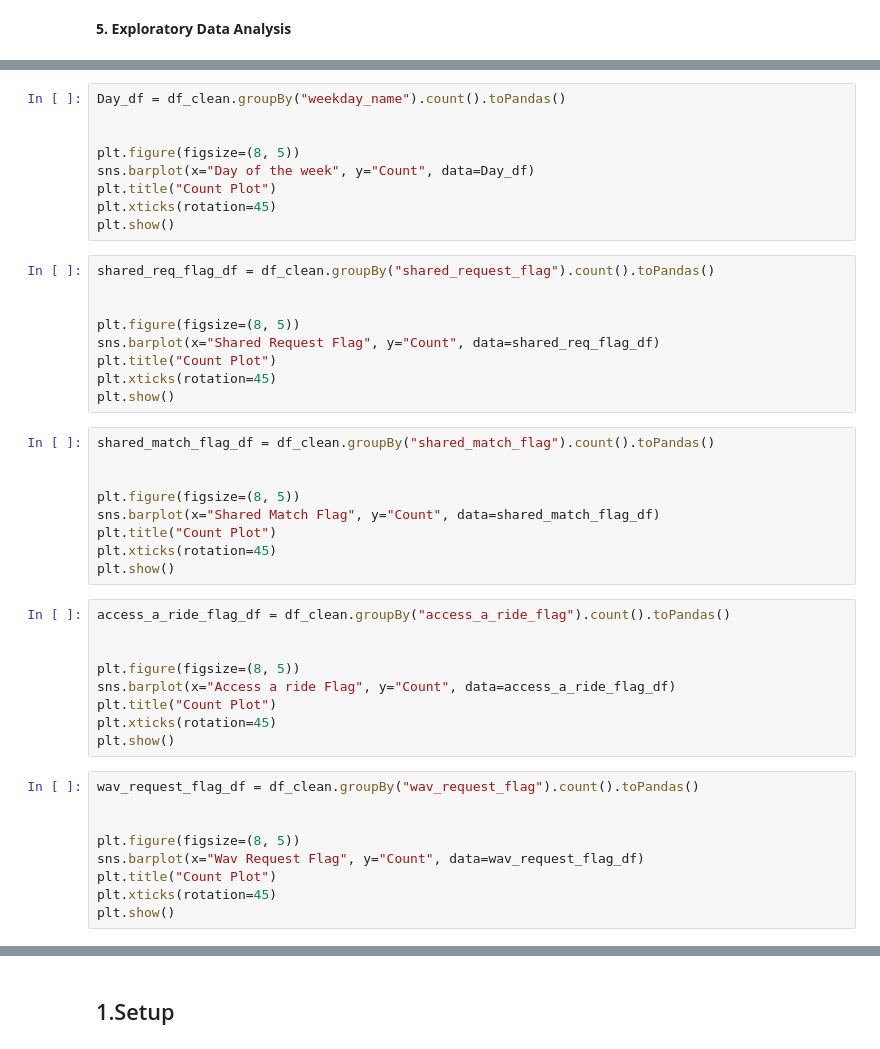
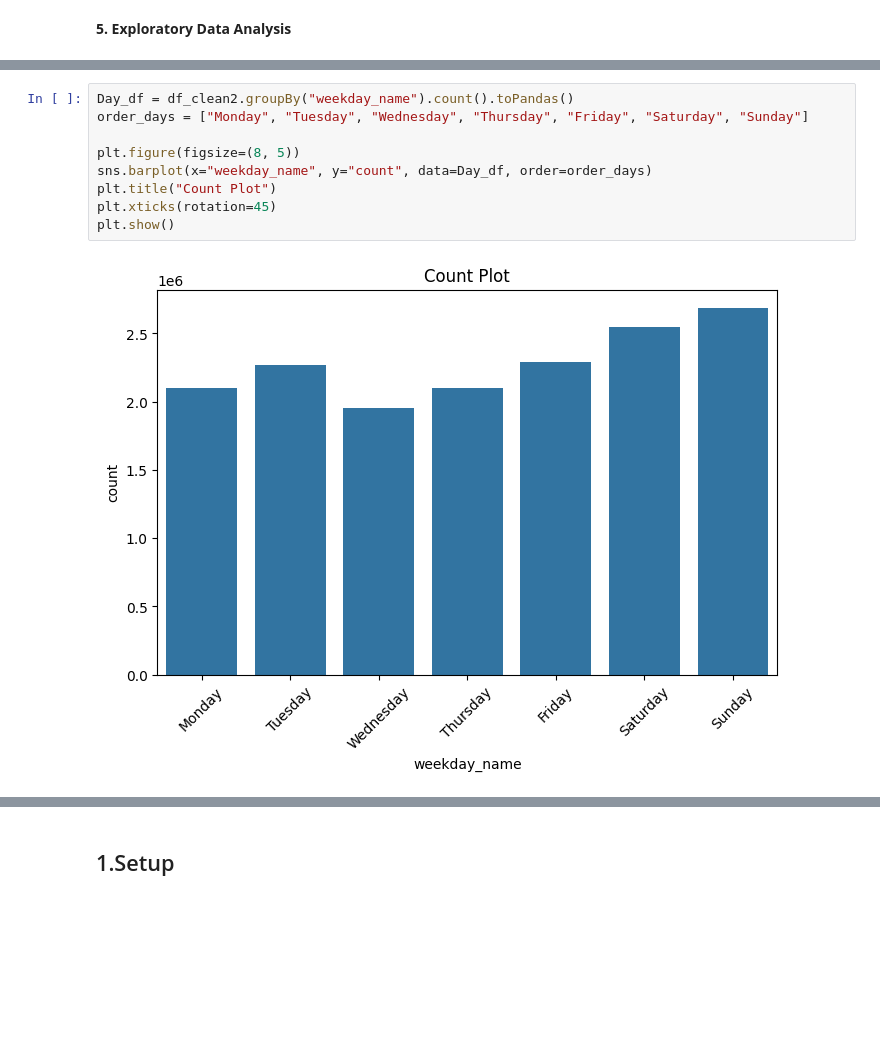
Before and after one commit to cara-jvr/mit-805-group-project, a Jupyter notebook: notebooks/Group12_01_Data_exploration.ipynb, the cells around one changed output, grey strips where cells are left out. Cells and saved outputs as stored; diff of their text form; blank space fills up the shorter version.

```diff
--- a/notebooks/Group12_01_Data_exploration.ipynb
+++ b/notebooks/Group12_01_Data_exploration.ipynb
@@ -354,45 +376,11 @@ plt.show()
 # %%
-Day_df = df_clean.groupBy("weekday_name").count().toPandas()
-
+Day_df = df_clean2.groupBy("weekday_name").count().toPandas()
+order_days = ["Monday", "Tuesday", "Wednesday", "Thursday", "Friday", "Saturday", "Sunday"]
 
 plt.figure(figsize=(8, 5))
-sns.barplot(x="Day of the week", y="Count", data=Day_df)
+sns.barplot(x="weekday_name", y="count", data=Day_df, order=order_days)
 plt.title("Count Plot")
 plt.xticks(rotation=45)
 plt.show()
+# %% [output]
+[figure, added]
-# %%
-shared_req_flag_df = df_clean.groupBy("shared_request_flag").count().toPandas()
-
-
-plt.figure(figsize=(8, 5))
-sns.barplot(x="Shared Request Flag", y="Count", data=shared_req_flag_df)
-plt.title("Count Plot")
-plt.xticks(rotation=45)
-plt.show()
-# %%
-shared_match_flag_df = df_clean.groupBy("shared_match_flag").count().toPandas()
-
-
-plt.figure(figsize=(8, 5))
-sns.barplot(x="Shared Match Flag", y="Count", data=shared_match_flag_df)
-plt.title("Count Plot")
-plt.xticks(rotation=45)
-plt.show()
-# %%
-access_a_ride_flag_df = df_clean.groupBy("access_a_ride_flag").count().toPandas()
-
-
-plt.figure(figsize=(8, 5))
-sns.barplot(x="Access a ride Flag", y="Count", data=access_a_ride_flag_df)
-plt.title("Count Plot")
-plt.xticks(rotation=45)
-plt.show()
-# %%
-wav_request_flag_df = df_clean.groupBy("wav_request_flag").count().toPandas()
-
-
-plt.figure(figsize=(8, 5))
-sns.barplot(x="Wav Request Flag", y="Count", data=wav_request_flag_df)
-plt.title("Count Plot")
-plt.xticks(rotation=45)
-plt.show()
```
Also changed, not shown: parts of 35 cells of this notebook.
